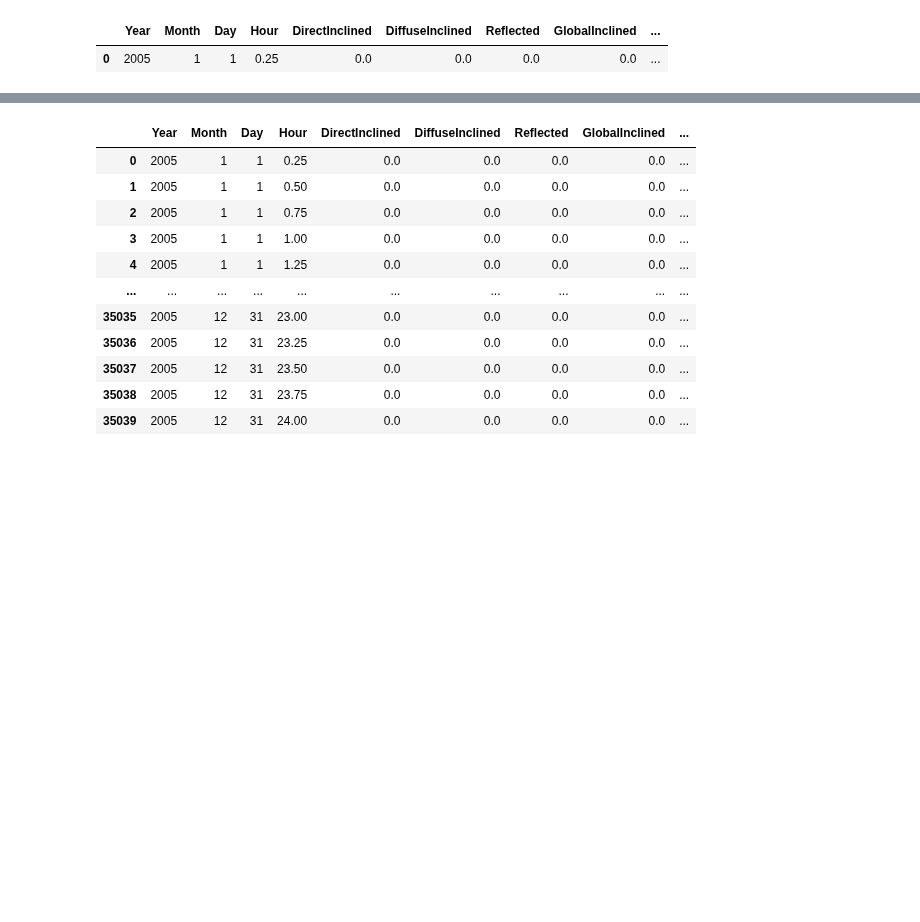
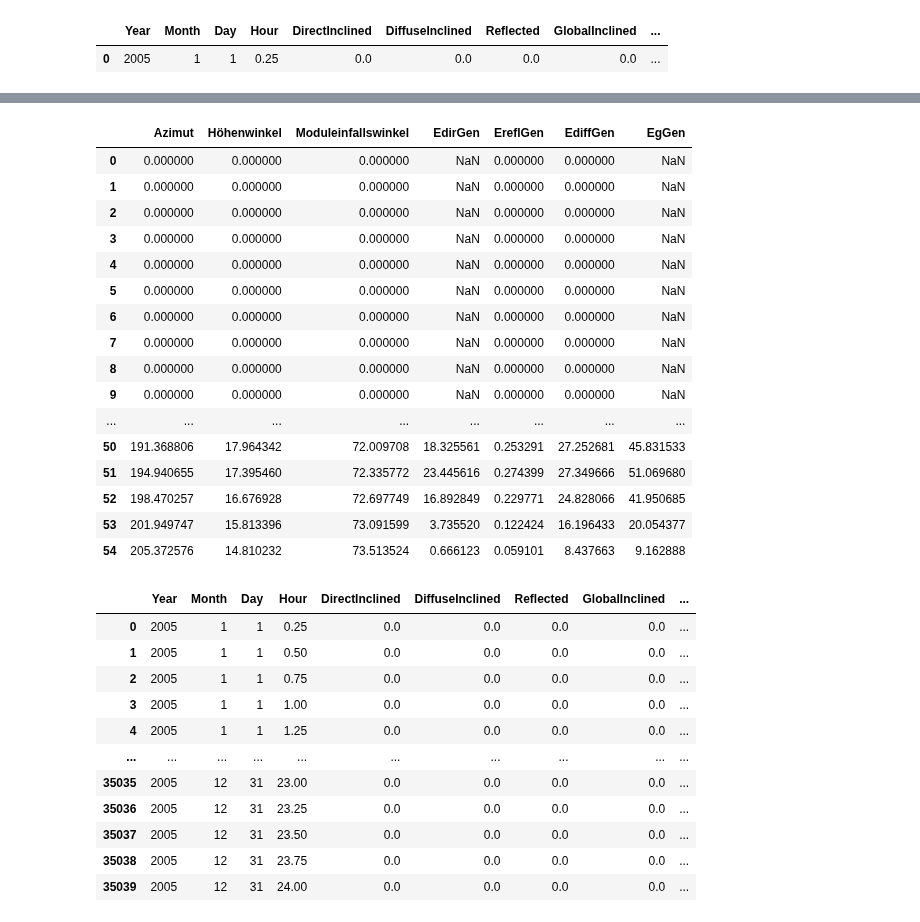
Before and after one commit to AhmedAkhi/1.UE_FV, a Jupyter notebook: UE1_Gruppe2.ipynb, the cells around one changed output, grey strips where cells are left out. Saved outputs shown, nothing was run; the diff lists cells and outputs as text; code cells hidden in the pictures; blank space fills up the shorter version.

```diff
--- a/UE1_Gruppe2.ipynb
+++ b/UE1_Gruppe2.ipynb
@@ -337,3 +165,37 @@ dfSonnenstand[0:55]
+# %%
+#Aus Angabe
+dfSonnenstand.loc[dfSonnenstand["Höhenwinkel"] < 5] = 0
+
+#Strahlungsenergien
+dfSonnenstand["EdirGen"] = dfStrahlung["DirectHoriz"] * np.maximum(0, np.cos(np.radians(dfSonnenstand["Moduleinfallswinkel"]))/np.sin(np.radians(dfSonnenstand["Höhenwinkel"])))
+dfSonnenstand["EreflGen"] = dfStrahlung["GlobalHoriz"]*A*(1/2)*(1-np.cos(np.radians(pv_hoehenwinkel)))
+dfSonnenstand["EdiffGen"] = dfStrahlung["DiffuseInclined"] * (1 + np.cos(np.radians(pv_hoehenwinkel))) / 2
+
+dfSonnenstand["EgGen"] = dfSonnenstand["EdirGen"]+dfSonnenstand["EdiffGen"]+dfSonnenstand["EreflGen"]
+
+
+dfEnergie = pd.DataFrame(dfSonnenstand['EgGen']*A*Modulwirkungsgrad*SonstigeVerluste)
+
+dfSonnenstand[0:55]
+#dfEnergie[20:50]
+# %% [output]
+|  | Azimut | Höhenwinkel | Moduleinfallswinkel | EdirGen | EreflGen | EdiffGen | EgGen |
+| 0 | 0.000000 | 0.000000 | 0.000000 | NaN | 0.000000 | 0.000000 | NaN |
+| 1 | 0.000000 | 0.000000 | 0.000000 | NaN | 0.000000 | 0.000000 | NaN |
+| 2 | 0.000000 | 0.000000 | 0.000000 | NaN | 0.000000 | 0.000000 | NaN |
+| 3 | 0.000000 | 0.000000 | 0.000000 | NaN | 0.000000 | 0.000000 | NaN |
+| 4 | 0.000000 | 0.000000 | 0.000000 | NaN | 0.000000 | 0.000000 | NaN |
+| 5 | 0.000000 | 0.000000 | 0.000000 | NaN | 0.000000 | 0.000000 | NaN |
+| 6 | 0.000000 | 0.000000 | 0.000000 | NaN | 0.000000 | 0.000000 | NaN |
+| 7 | 0.000000 | 0.000000 | 0.000000 | NaN | 0.000000 | 0.000000 | NaN |
+| 8 | 0.000000 | 0.000000 | 0.000000 | NaN | 0.000000 | 0.000000 | NaN |
+| 9 | 0.000000 | 0.000000 | 0.000000 | NaN | 0.000000 | 0.000000 | NaN |
+| ... | ... | ... | ... | ... | ... | ... | ... |
+| 50 | 191.368806 | 17.964342 | 72.009708 | 18.325561 | 0.253291 | 27.252681 | 45.831533 |
+| 51 | 194.940655 | 17.395460 | 72.335772 | 23.445616 | 0.274399 | 27.349666 | 51.069680 |
+| 52 | 198.470257 | 16.676928 | 72.697749 | 16.892849 | 0.229771 | 24.828066 | 41.950685 |
+| 53 | 201.949747 | 15.813396 | 73.091599 | 3.735520 | 0.122424 | 16.196433 | 20.054377 |
+| 54 | 205.372576 | 14.810232 | 73.513524 | 0.666123 | 0.059101 | 8.437663 | 9.162888 |
 # %%
 def Zeitgleichung(delta, rho, n, mez, laengengrad, breitengrad):
     """
```
Also changed, not shown: parts of 2 cells of this notebook.
